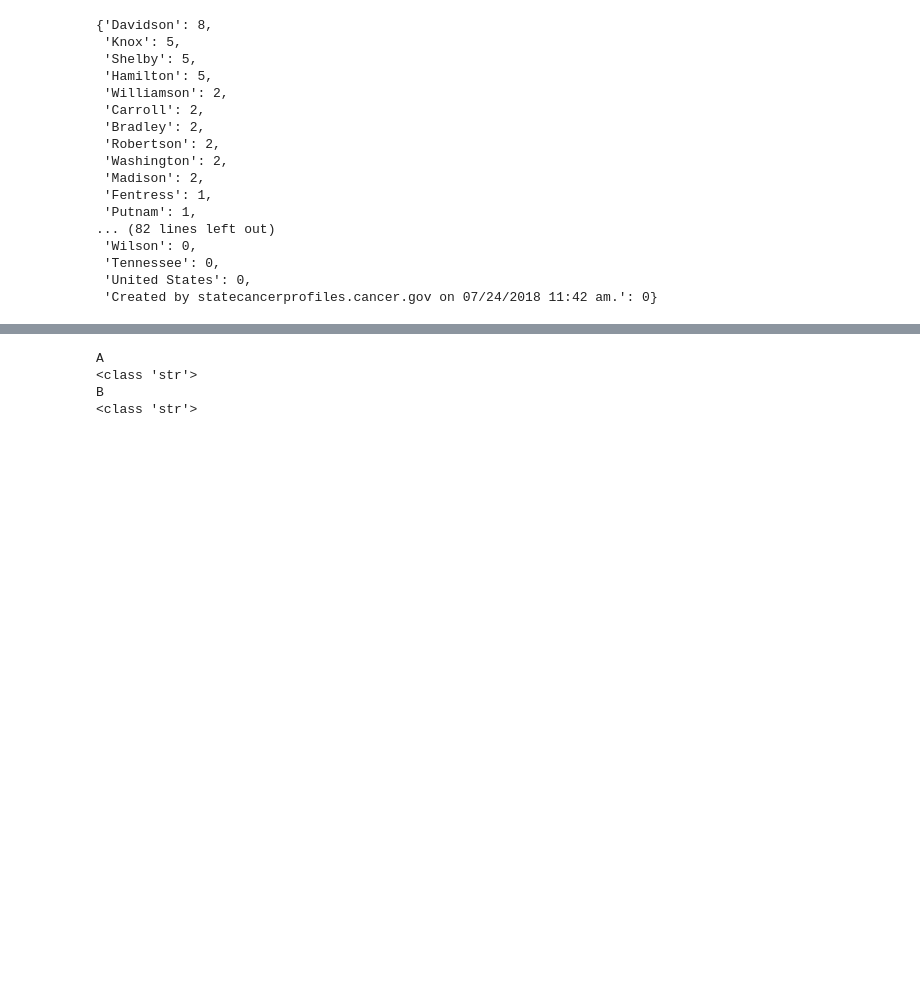
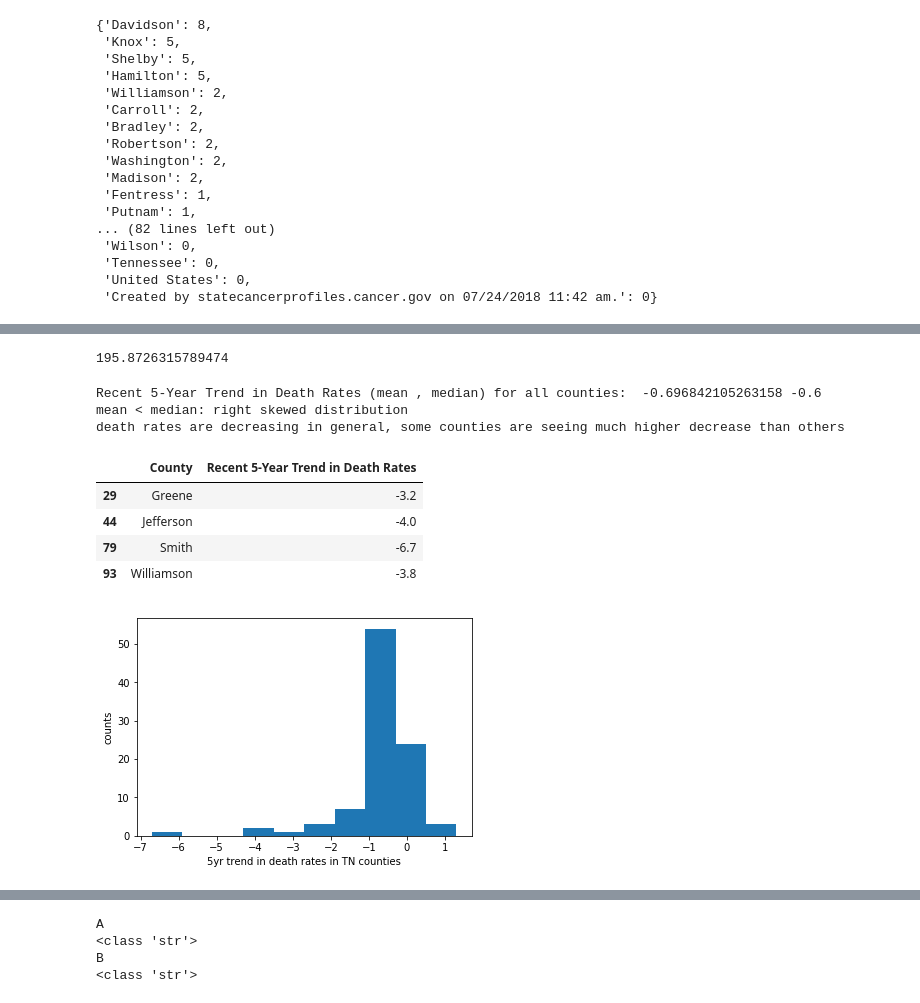
Before and after one commit to vjanve/vanderbilt-aspire-data-essentials, a Jupyter notebook: DataScience_essentials_week1_to_3_vj.ipynb, the cells around one changed output, grey strips where cells are left out. Cells and saved outputs as stored; diff of their text form; code cells hidden in the pictures; blank space fills up the shorter version.

Commit message:
week 4 tasks incomplete 4/11: matplotlib, seaborn

```diff
--- a/DataScience_essentials_week1_to_3_vj.ipynb
+++ b/DataScience_essentials_week1_to_3_vj.ipynb
@@ -454,0 +476,6 @@ pop_and_cancer[['County', 'hospice_per_county']]
+# %%
+# * Find which columns have missing values? How many? What should you do about it?
+# rows 95, 96, 97 have the most of nulls so safe to drop
+pop_and_cancer.dropna(inplace=True)
+pop_and_cancer.shape
+#pop_and_cancer.isnull().sum() # no null values anymore
@@ -454,0 +500,33 @@ pop_and_cancer[['County', 'hospice_per_county']]
+# %%
+  # * Find the average death rate from cancer for counties in TN?
+pop_and_cancer['Age-Adjusted Death Rate - deaths per 100,000'].mean()
+# Ans: 195.8726315789474
+# %% [output]
+195.8726315789474
+# %%
+# * What does the distribution of the `recent_5year_trend` of deaths from cancer look like for TN counties?
+import matplotlib.pyplot as plt
+%matplotlib inline
+#investigate the mean and median
+dr_5yr_mean = pop_and_cancer['Recent 5-Year Trend in Death Rates'].mean()
+dr_5yr_median = pop_and_cancer['Recent 5-Year Trend in Death Rates'].median()
+print('Recent 5-Year Trend in Death Rates (mean , median) for all counties: ',
+     dr_5yr_mean, dr_5yr_median)
+print('mean < median: right skewed distribution')
+dr_5yr = pop_and_cancer['Recent 5-Year Trend in Death Rates']
+plt.hist(dr_5yr)
+plt.xlabel('5yr trend in death rates in TN counties')
+plt.ylabel('counts',rotation = 90)
+print('death rates are decreasing in general, some counties are seeing much higher decrease than others')
+pop_and_cancer['County'].iloc[dr_5yr[dr_5yr < -3].index]
+pop_and_cancer[['County','Recent 5-Year Trend in Death Rates']].iloc[dr_5yr[dr_5yr < -3].index]
+# %% [output]
+Recent 5-Year Trend in Death Rates (mean , median) for all counties:  -0.696842105263158 -0.6
+mean < median: right skewed distribution
+death rates are decreasing in general, some counties are seeing much higher decrease than others
+|  | County | Recent 5-Year Trend in Death Rates |
+| 29 | Greene | -3.2 |
+| 44 | Jefferson | -4.0 |
+| 79 | Smith | -6.7 |
+| 93 | Williamson | -3.8 |
+[figure, added]
```
Also changed, not shown: parts of 12 cells of this notebook.
